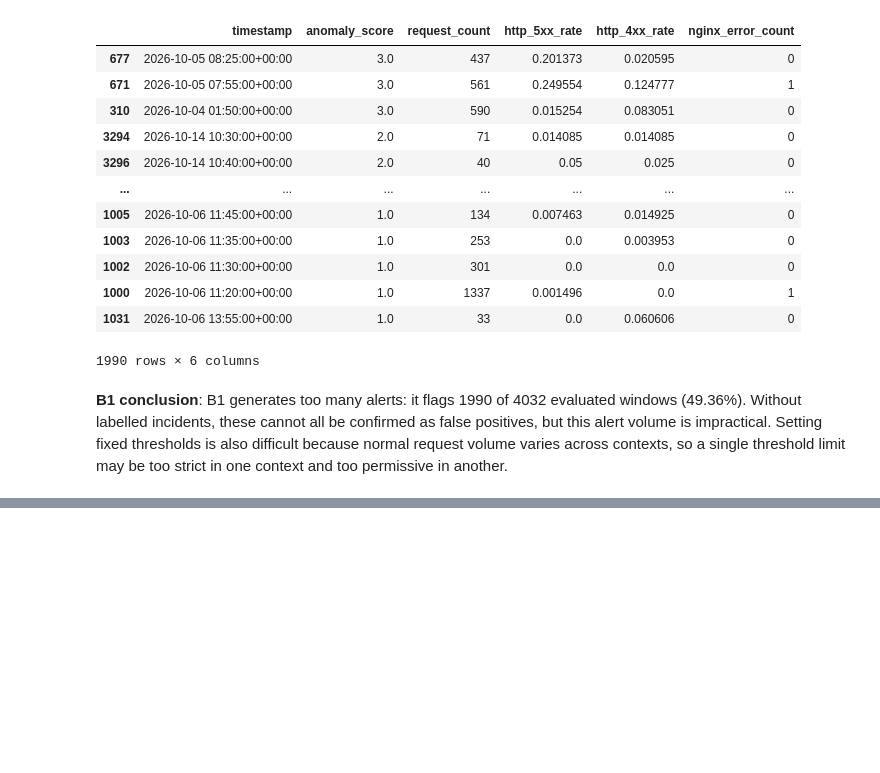
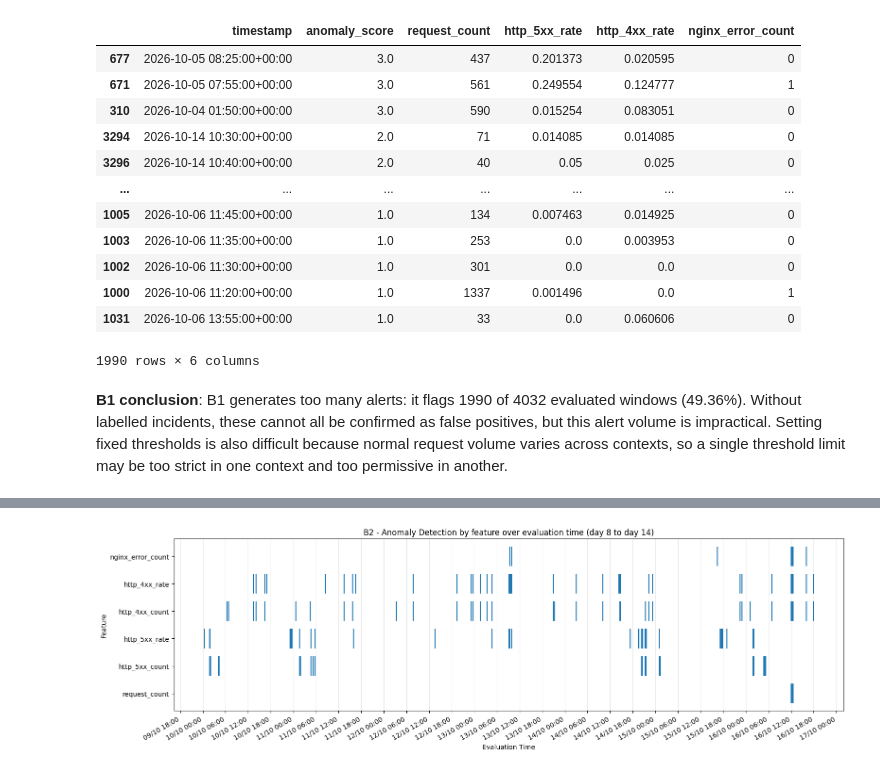
Before and after one commit to astrolabsoftware/fink-api-anomaly-detection, a Jupyter notebook: notebooks/04_baselines_evaluation.ipynb, the cells around one changed output, grey strips where cells are left out. Cells and saved outputs as stored; diff of their text form; code cells hidden in the pictures; blank space fills up the shorter version.

Commit message:
[CODE] add Classical Z-score anomaly detection

```diff
--- a/notebooks/04_baselines_evaluation.ipynb
+++ b/notebooks/04_baselines_evaluation.ipynb
@@ -160,0 +174,7 @@ display(
+# %%
+split_index = int(len(evaluation_df) * 0.5)
+b2_reference_df = evaluation_df.iloc[:split_index].copy()
+b2_evaluation_df = evaluation_df.iloc[split_index:].copy()
+
+print(f"B2 - Reference windows: {len(b2_reference_df)} = {len(b2_reference_df)/len(evaluation_df):.2%} %")
+print(f"B2 - Evaluation windows: {len(b2_evaluation_df)} = {len(b2_evaluation_df)/len(evaluation_df):.2%} %")
@@ -160,0 +213,30 @@ display(
+# %%
+flag_matrix = pd.DataFrame(
+    {
+        feature: predictions["is_anomaly"].to_numpy()
+        for feature, predictions in b2_predictions.items()
+    },
+    index=pd.to_datetime(b2_evaluation_df["timestamp"]),
+)
+
+fig, ax = plt.subplots(figsize=(16, 5))
+
+for y, feature in enumerate(flag_matrix.columns):
+    flagged_times = flag_matrix.index[flag_matrix[feature]]
+    ax.vlines(flagged_times, y - 0.35, y + 0.35, linewidth=1.5)
+
+ax.set_yticks(range(len(flag_matrix.columns)))
+ax.set_yticklabels(flag_matrix.columns)
+ax.set_title("B2 - Anomaly Detection by feature over evaluation time (day 8 to day 14)")
+ax.set_xlabel("Evaluation Time")
+ax.set_ylabel("Feature")
+
+ax.xaxis.set_major_locator(mdates.HourLocator(interval=6))
+ax.xaxis.set_major_formatter(mdates.DateFormatter("%d/%m %H:%M"))
+
+ax.grid(axis="x", alpha=0.3)
+fig.autofmt_xdate()
+plt.tight_layout()
+plt.show()
+# %% [output]
+[figure, added]
```
Also changed, not shown: parts of 5 cells of this notebook, 2 other files.
